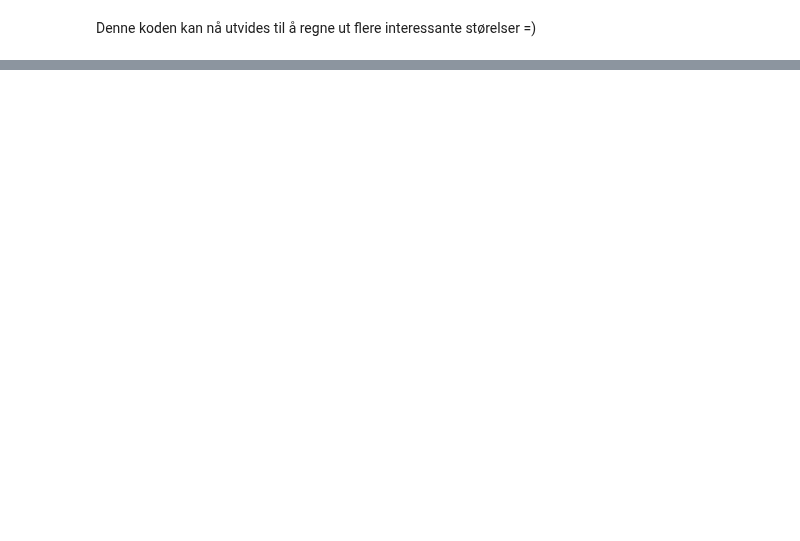
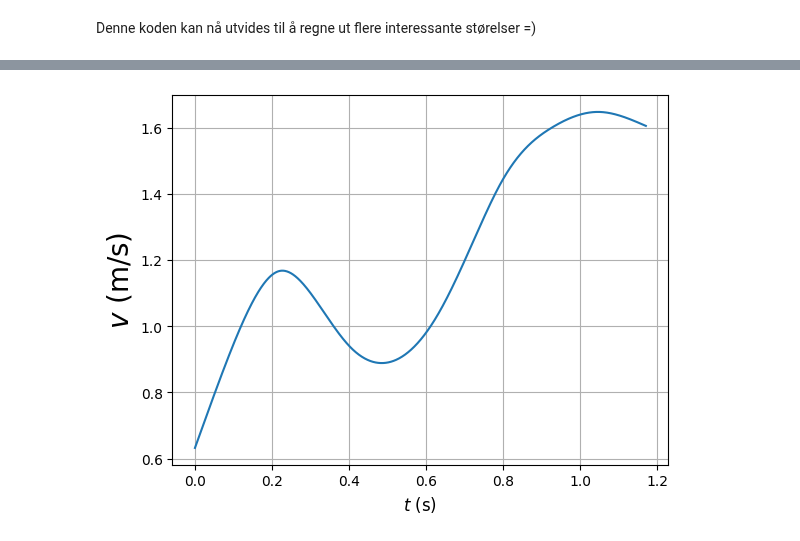
Before and after one commit to KSkrede/FysikkLab, a Jupyter notebook: FysikkLab.ipynb, the cells around one changed output, grey strips where cells are left out. Drawn from its saved outputs; the diff is of its cells as text; code cells hidden in the pictures; blank space fills up the shorter version.

```diff
--- a/FysikkLab.ipynb
+++ b/FysikkLab.ipynb
@@ -227,0 +231,11 @@ plt.show()
+# %%
+#Hastighet som funksjon av tiden
+
+plt.plot(summed_t(x), v(x))
+plt.xlabel('$t$ (s)',fontsize=12)
+plt.ylabel('$v$ (m/s)',fontsize=20)
+plt.grid()
+
+plt.show()
+# %% [output]
+[figure, added]
```
Also changed, not shown: parts of 10 cells of this notebook, 1 other file.
